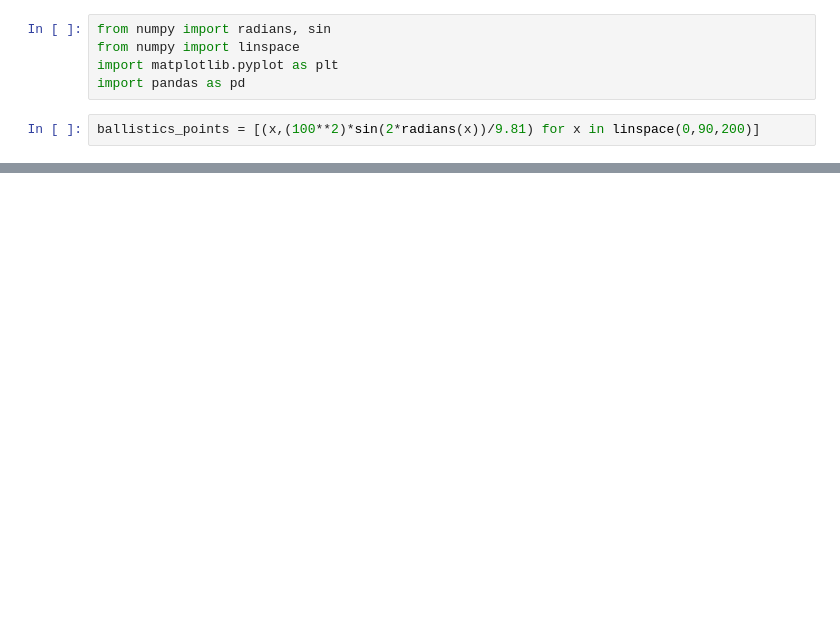
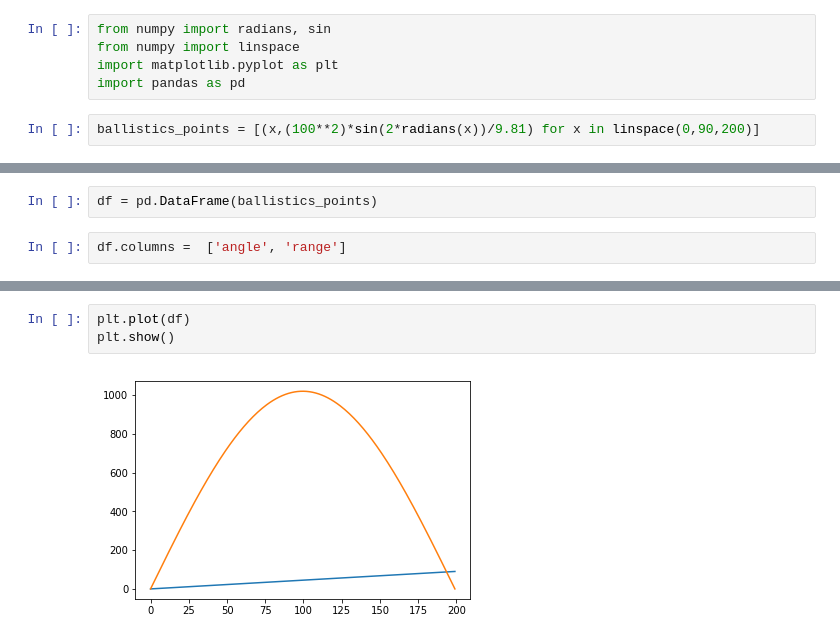
Before and after one commit to raytso0831/datascience, a Jupyter notebook: ballistics2.ipynb, the cells around one changed output, grey strips where cells are left out. Saved outputs shown, nothing was run; the diff lists cells and outputs as text; blank space fills up the shorter version.

```diff
--- a/ballistics2.ipynb
+++ b/ballistics2.ipynb
@@ -12,0 +13,4 @@ NameError: name 'ballistics_points' is not defined
+# %%
+df = pd.DataFrame(ballistics_points)
+# %%
+df.columns =  ['angle', 'range']
@@ -12,0 +38,5 @@ NameError: name 'ballistics_points' is not defined
+# %%
+plt.plot(df)
+plt.show()
+# %% [output]
+[figure, added]
```
Also changed, not shown: parts of 9 cells of this notebook.
